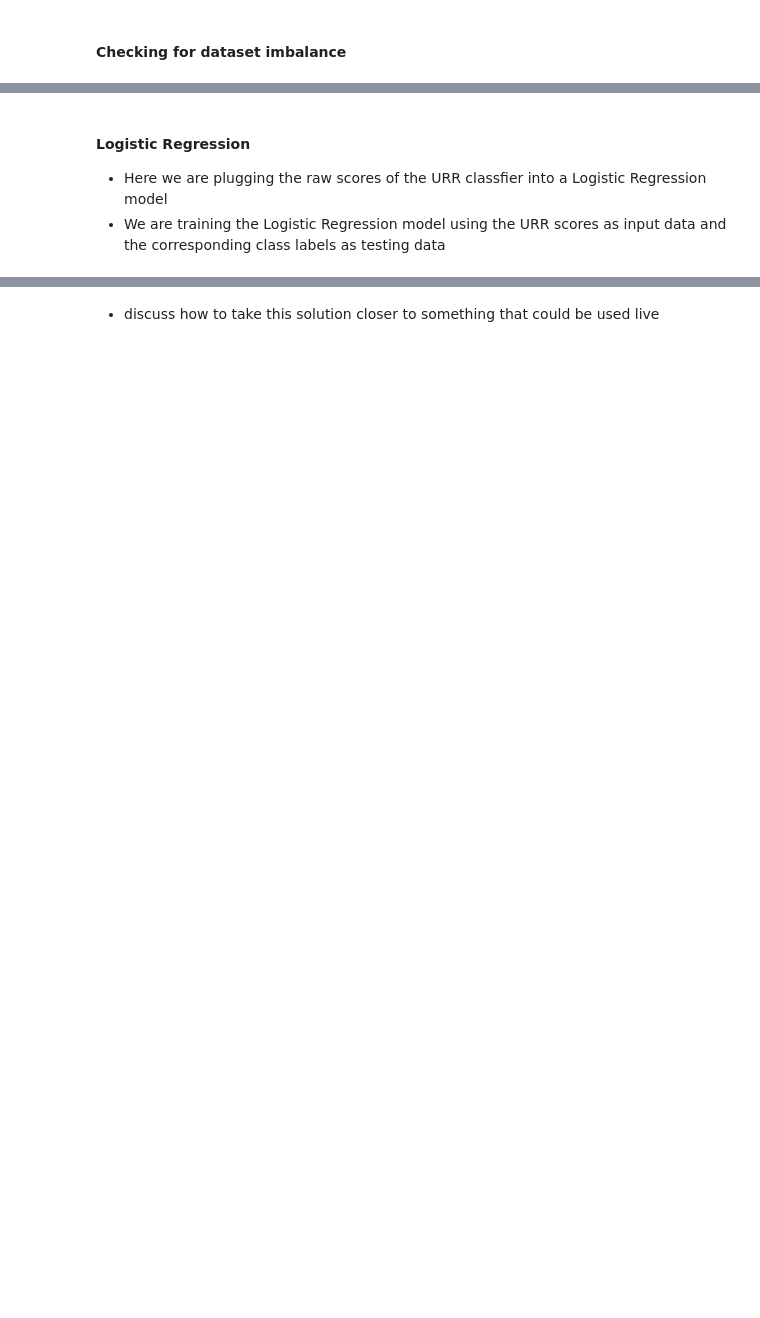
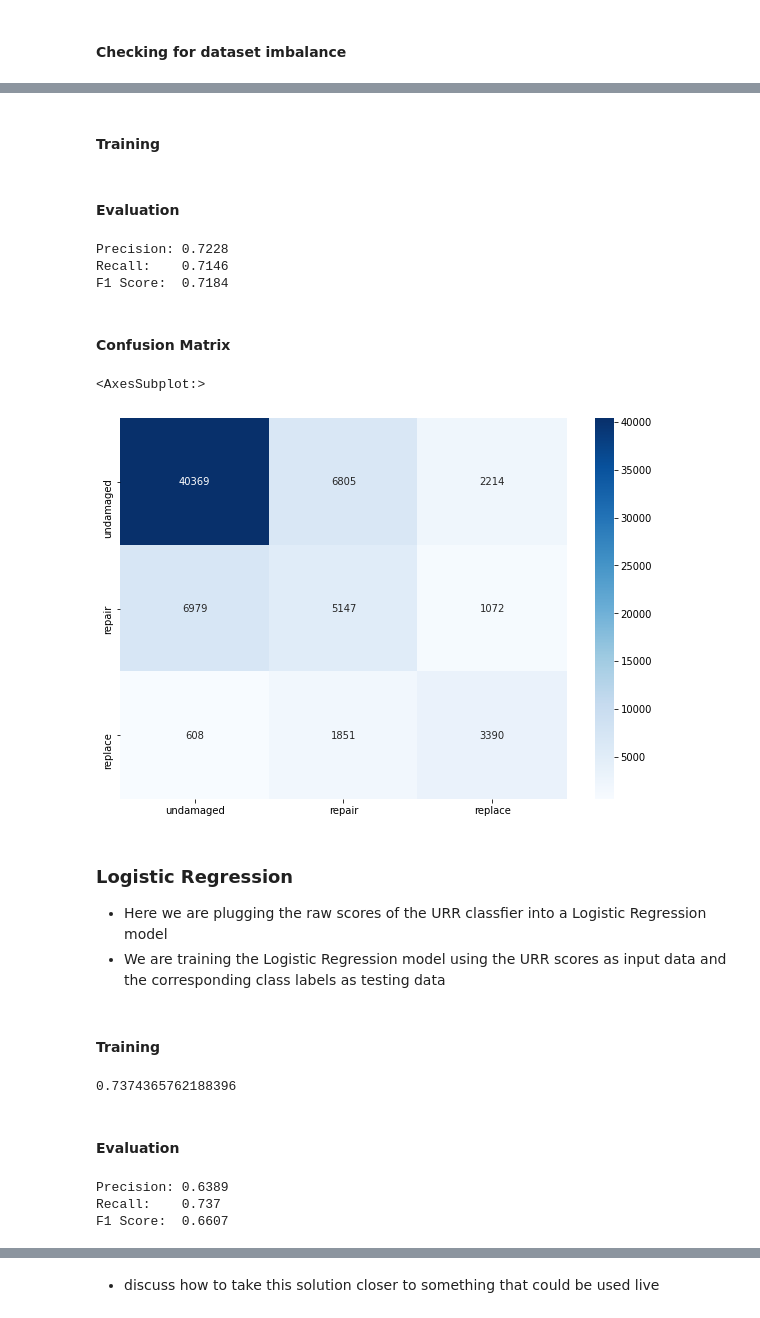
Before and after one commit to ricomnl/tractable_take_home_task, a Jupyter notebook: tractable.ipynb, the cells around one changed output, grey strips where cells are left out. Drawn from its saved outputs; the diff is of its cells as text; code cells hidden in the pictures; blank space fills up the shorter version.

```diff
--- a/tractable.ipynb
+++ b/tractable.ipynb
@@ -47,6 +48,7 @@ Additional info:
 - Also assume that the vehicle details (make, model, year) and point of impact (poi) are known at inference time
 # %%
 def read_folder_to_pd(path):
+    """ Read all files in a folder into a pandas dataframe. """
     all_files = sorted(glob.glob(path + "/*.csv"))
 
     li = []
@@ -194,9 +266,11 @@ Find the optimum thresholds to distinguish the undamaged/repair/replace classes.
 # %%
 def get_y_true_and_scores(data):
+    """ Retrieve the true classes and the predicted URR score for a given dataset. """
     y_true = np.where(data["operation"] == "replace", 2, np.where(data["operation"] == "repair", 1, 0))
     y_scores = data['urr_score'].values
     return y_true, y_scores
 # %%
 def get_y_pred_w_threshold(y_scores, threshold):
+    """ Apply a given threshold to y_scores to turn it into a list of predictions. """
     return np.where(y_scores > threshold[1], 2, np.where(y_scores > threshold[0], 1, 0))
 # %% [markdown]
@@ -205,4 +279,11 @@ def get_y_pred_w_threshold(y_scores, threshold):
 # use the training and validation data for tuning
 y_true_train, y_scores_train = get_y_true_and_scores(train_data.append(val_data))
 y_true_test, y_scores_test = get_y_true_and_scores(test_data)
+# %%
+def threshold_to_f1(threshold, y_true, y_scores, average="weighted"):
+    """ This function first calculates the class predictions given a list of predicted URR scores by applying the given threshold. It then returns the F1 score. """
+    y_pred = get_y_pred_w_threshold(y_scores, threshold)
+    return -f1_score(y_true, y_pred, average=average)
+# %% [markdown]
+#### Training
 # %%
@@ -213,12 +290,27 @@ def threshold_to_f1(threshold, y_true, y_scores):
 best_thr = scipy.optimize.fmin(threshold_to_f1, args=(y_true_train, y_scores_train), x0=[0.1, 0.9])
 print(f"Best threshold: {best_thr}")
+# %% [markdown]
+#### Evaluation
 # %%
 y_pred_test = get_y_pred_w_threshold(y_scores_test, best_thr)
 
 precision, recall, f_1_score, _ = precision_recall_fscore_support(y_true_test, y_pred_test, average="weighted")
 print(f"Precision: {round(precision, 4)}\nRecall:    {round(recall, 4)}\nF1 Score:  {round(f_1_score, 4)}")
+# %% [output]
+Precision: 0.7228
+Recall:    0.7146
+F1 Score:  0.7184
+# %% [markdown]
+#### Confusion Matrix
+# %%
+cm = confusion_matrix(y_true_test, y_pred_test)
+plt.figure(figsize = (10,7))
+sns.heatmap(cm, annot=True, cmap='Blues', fmt="g", xticklabels=CAT_TO_LABELS.values(), yticklabels=CAT_TO_LABELS.values())
+# %% [output]
+<AxesSubplot:>
+[figure, added]
 # %% [markdown]
-#### Logistic Regression
+### Logistic Regression
 - Here we are plugging the raw scores of the URR classfier into a Logistic Regression model
 - We are training the Logistic Regression model using the URR scores as input data and the corresponding class labels as testing data
 # %%
@@ -230,15 +322,25 @@ y_test_lr, x_test_lr = get_y_true_and_scores(test_data)
 x_train_lr = x_train_lr.reshape(-1, 1)
 x_val_lr = x_val_lr.reshape(-1, 1)
 x_test_lr = x_test_lr.reshape(-1, 1)
+# %% [markdown]
+#### Training
 # %%
 # Specifying the Logistic Regression model (we could use a grid search here to get better parameters)
 clf_lr = LogisticRegression(C=1.0, penalty='l2')
 clf_lr.fit(x_train_lr, y_train_lr)
 clf_lr.score(x_val_lr, y_val_lr)
+# %% [output]
+0.7374365762188396
+# %% [markdown]
+#### Evaluation
 # %%
 y_pred_lr = clf_lr.predict(x_test_lr)
 precision, recall, f_1_score, _ = precision_recall_fscore_support(y_test_lr, y_pred_lr, average="weighted")
 print(f"Precision: {round(precision, 4)}\nRecall:    {round(recall, 4)}\nF1 Score:  {round(f_1_score, 4)}")
+# %% [output]
+Precision: 0.6389
+Recall:    0.737
+F1 Score:  0.6607
 # %%
 # Computing one example manually
 example_calculation = (clf_lr.coef_ * x_test_lr[0]).T + clf_lr.intercept_
```
Also changed, not shown: parts of 40 cells of this notebook, 3 other files.
